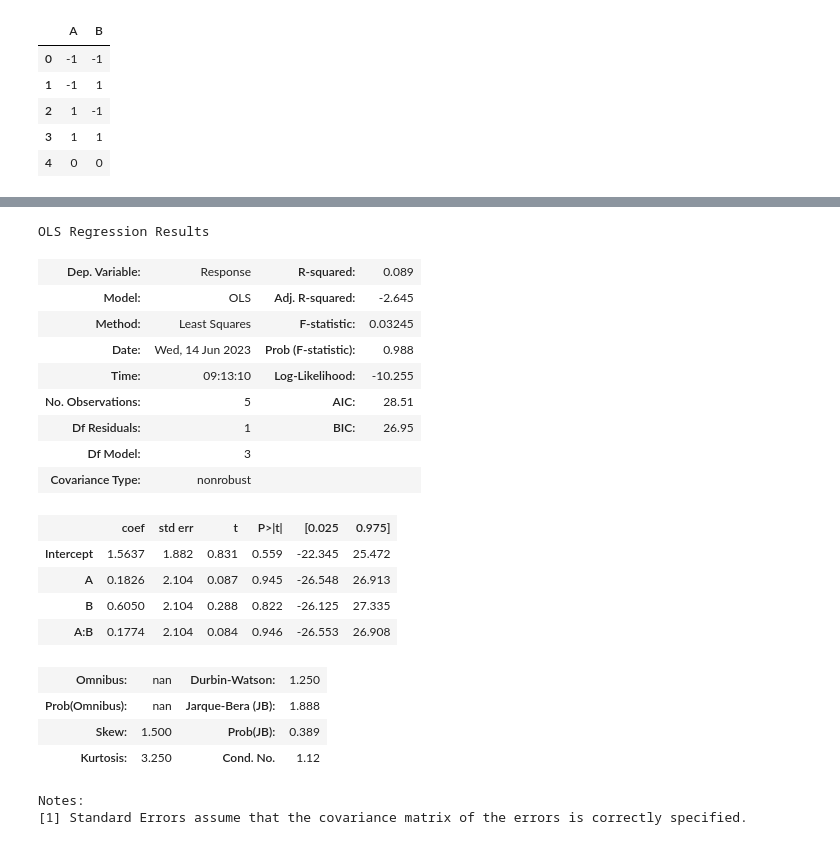
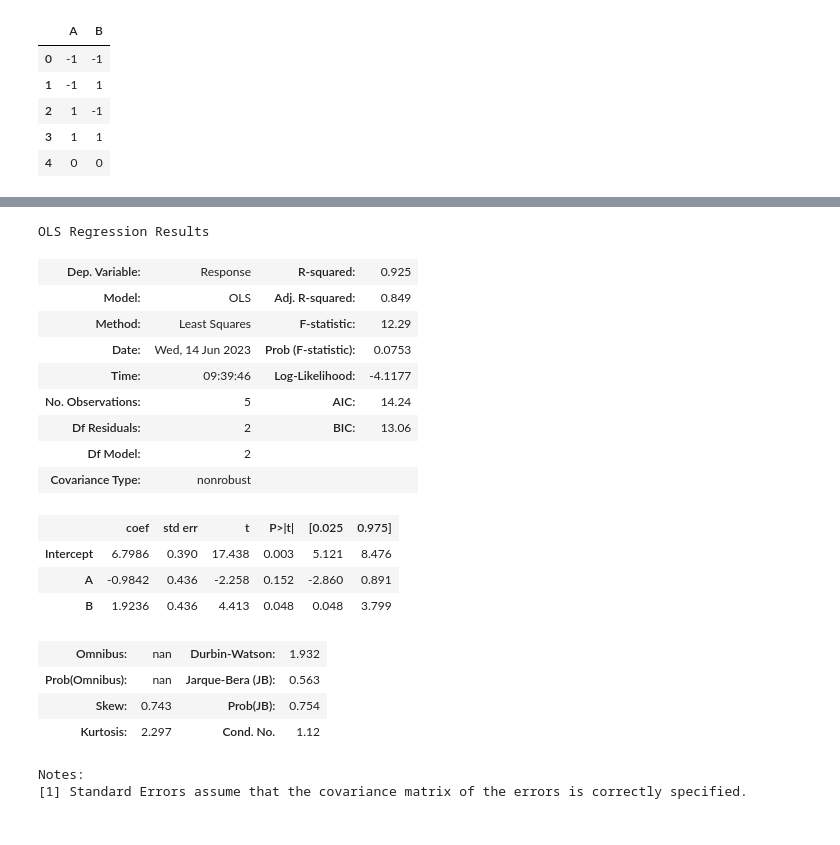
Before and after one commit to alexandraelora/DoE_Course_Material, a Jupyter notebook: Week_2/Lab_1/Task_2/opt.ipynb, the cells around one changed output, grey strips where cells are left out. Saved outputs shown, nothing was run; the diff lists cells and outputs as text; code cells hidden in the pictures.

```diff
--- a/Week_2/Lab_1/Task_2/opt.ipynb
+++ b/Week_2/Lab_1/Task_2/opt.ipynb
@@ -68,8 +68,8 @@ input_labels = {'A' : 'x1',
 #Where x1 and x2 are the 2 imput variables for the fuction
 
 #create list of data for high and low.
-data = [('A',-1,0,1),
-        ('B',-1,0,1)]
+data = [('A',0,0.25,0.5),
+        ('B',0,0.25,0.5)]
 
 # create pandas dataframe in a pandas dataframe
 inputs_df = pd.DataFrame(data,columns=['index', 'low','center', 'high'])
@@ -242,34 +242,33 @@ y_hat = 1.56365259 + 0.18263249 A + 0.60503456 B + 0.17740980 A B
 # %%
 #Automated OLS, gives the same information.
 
 y1 = results['Response']
 xlabs=['A','B']
 #x = results[xlabs]
 #x = sm.add_constant(x)
 
-res1 = smf.ols(formula='Response ~ A + B + A:B', data=results).fit()   #ordinary least square
+res1 = smf.ols(formula='Response ~ A + B + I(t**2)', data=results).fit()   #ordinary least square
 
 res1.summary()
 # %% [output]
 OLS Regression Results
-| Dep. Variable: | Response | R-squared: | 0.089 |
-| Model: | OLS | Adj. R-squared: | -2.645 |
-| Method: | Least Squares | F-statistic: | 0.03245 |
-| Date: | Wed, 14 Jun 2023 | Prob (F-statistic): | 0.988 |
-| Time: | 09:13:10 | Log-Likelihood: | -10.255 |
-| No. Observations: | 5 | AIC: | 28.51 |
-| Df Residuals: | 1 | BIC: | 26.95 |
-| Df Model: | 3 |  |  |
+| Dep. Variable: | Response | R-squared: | 0.925 |
+| Model: | OLS | Adj. R-squared: | 0.849 |
+| Method: | Least Squares | F-statistic: | 12.29 |
+| Date: | Wed, 14 Jun 2023 | Prob (F-statistic): | 0.0753 |
+| Time: | 09:39:46 | Log-Likelihood: | -4.1177 |
+| No. Observations: | 5 | AIC: | 14.24 |
+| Df Residuals: | 2 | BIC: | 13.06 |
+| Df Model: | 2 |  |  |
 | Covariance Type: | nonrobust |  |  |
 |  | coef | std err | t | P>|t| | [0.025 | 0.975] |
-| Intercept | 1.5637 | 1.882 | 0.831 | 0.559 | -22.345 | 25.472 |
-| A | 0.1826 | 2.104 | 0.087 | 0.945 | -26.548 | 26.913 |
-| B | 0.6050 | 2.104 | 0.288 | 0.822 | -26.125 | 27.335 |
-| A:B | 0.1774 | 2.104 | 0.084 | 0.946 | -26.553 | 26.908 |
+| Intercept | 6.7986 | 0.390 | 17.438 | 0.003 | 5.121 | 8.476 |
+| A | -0.9842 | 0.436 | -2.258 | 0.152 | -2.860 | 0.891 |
+| B | 1.9236 | 0.436 | 4.413 | 0.048 | 0.048 | 3.799 |
-| Omnibus: | nan | Durbin-Watson: | 1.250 |
-| Prob(Omnibus): | nan | Jarque-Bera (JB): | 1.888 |
-| Skew: | 1.500 | Prob(JB): | 0.389 |
-| Kurtosis: | 3.250 | Cond. No. | 1.12 |
+| Omnibus: | nan | Durbin-Watson: | 1.932 |
+| Prob(Omnibus): | nan | Jarque-Bera (JB): | 0.563 |
+| Skew: | 0.743 | Prob(JB): | 0.754 |
+| Kurtosis: | 2.297 | Cond. No. | 1.12 |
 Notes:
 [1] Standard Errors assume that the covariance matrix of the errors is correctly specified.
 # %% [markdown]
```
Also changed, not shown: parts of 10 cells of this notebook.
